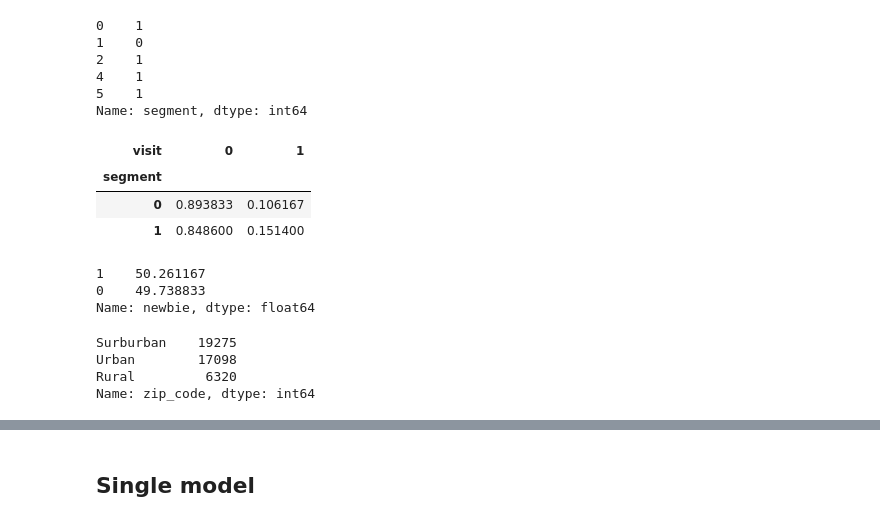
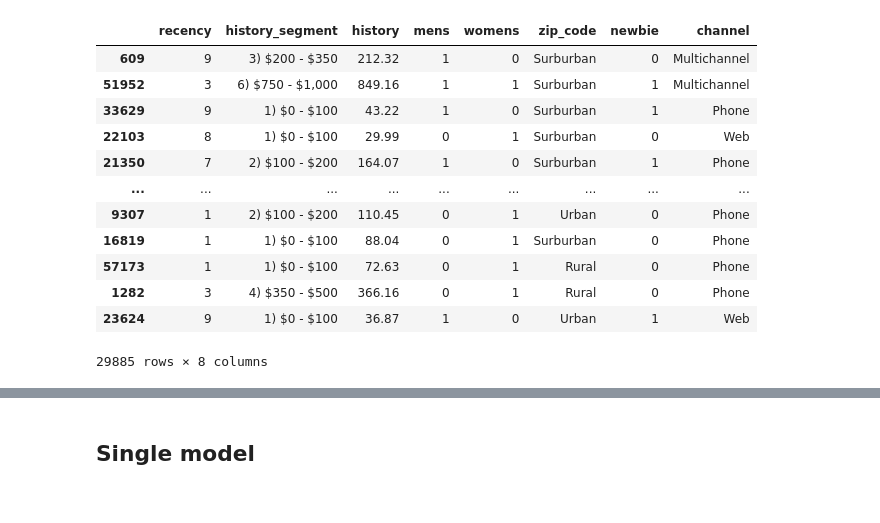
Before and after one commit to versus666jzx/uplift_lab, a Jupyter notebook: src/test.ipynb, the cells around one changed output, grey strips where cells are left out. Saved outputs shown, nothing was run; the diff lists cells and outputs as text; code cells hidden in the pictures.

```diff
--- a/src/test.ipynb
+++ b/src/test.ipynb
@@ -45,33 +33,3 @@ Name: visit, dtype: int64
-# %%
-treatment.head()
-# %% [output]
-0    1
-1    0
-2    1
-4    1
-5    1
-Name: segment, dtype: int64
-# %%
-pd.crosstab(treatment, target, normalize='index')
-# %% [output]
-| visit | 0 | 1 |
-| segment |  |  |
-| 0 | 0.893833 | 0.106167 |
-| 1 | 0.848600 | 0.151400 |
-# %%
-res = data.newbie.value_counts(normalize=True) * 100
-display(res)
-# %% [output]
-1    50.261167
-0    49.738833
-Name: newbie, dtype: float64
-# %%
-data.zip_code.value_counts()
-# %% [output]
-Surburban    19275
-Urban        17098
-Rural         6320
-Name: zip_code, dtype: int64
 # %%
 X_train, X_val, y_train, y_val, trmnt_train, trmnt_val = train_test_split(
     data, target, treatment, test_size=0.3, random_state=42
@@ -81,3 +39,19 @@ models_results = {
     'approach': [],
     'uplift@30%': []
 }
+# %%
+X_train
+# %% [output]
+|  | recency | history_segment | history | mens | womens | zip_code | newbie | channel |
+| 609 | 9 | 3) $200 - $350 | 212.32 | 1 | 0 | Surburban | 0 | Multichannel |
+| 51952 | 3 | 6) $750 - $1,000 | 849.16 | 1 | 1 | Surburban | 1 | Multichannel |
+| 33629 | 9 | 1) $0 - $100 | 43.22 | 1 | 0 | Surburban | 1 | Phone |
+| 22103 | 8 | 1) $0 - $100 | 29.99 | 0 | 1 | Surburban | 0 | Web |
+| 21350 | 7 | 2) $100 - $200 | 164.07 | 1 | 0 | Surburban | 1 | Phone |
+| ... | ... | ... | ... | ... | ... | ... | ... | ... |
+| 9307 | 1 | 2) $100 - $200 | 110.45 | 0 | 1 | Urban | 0 | Phone |
+| 16819 | 1 | 1) $0 - $100 | 88.04 | 0 | 1 | Surburban | 0 | Phone |
+| 57173 | 1 | 1) $0 - $100 | 72.63 | 0 | 1 | Rural | 0 | Phone |
+| 1282 | 3 | 4) $350 - $500 | 366.16 | 0 | 1 | Rural | 0 | Phone |
+| 23624 | 9 | 1) $0 - $100 | 36.87 | 1 | 0 | Urban | 1 | Web |
+29885 rows × 8 columns
```
Also changed, not shown: parts of 4 cells of this notebook, 2 other files.
